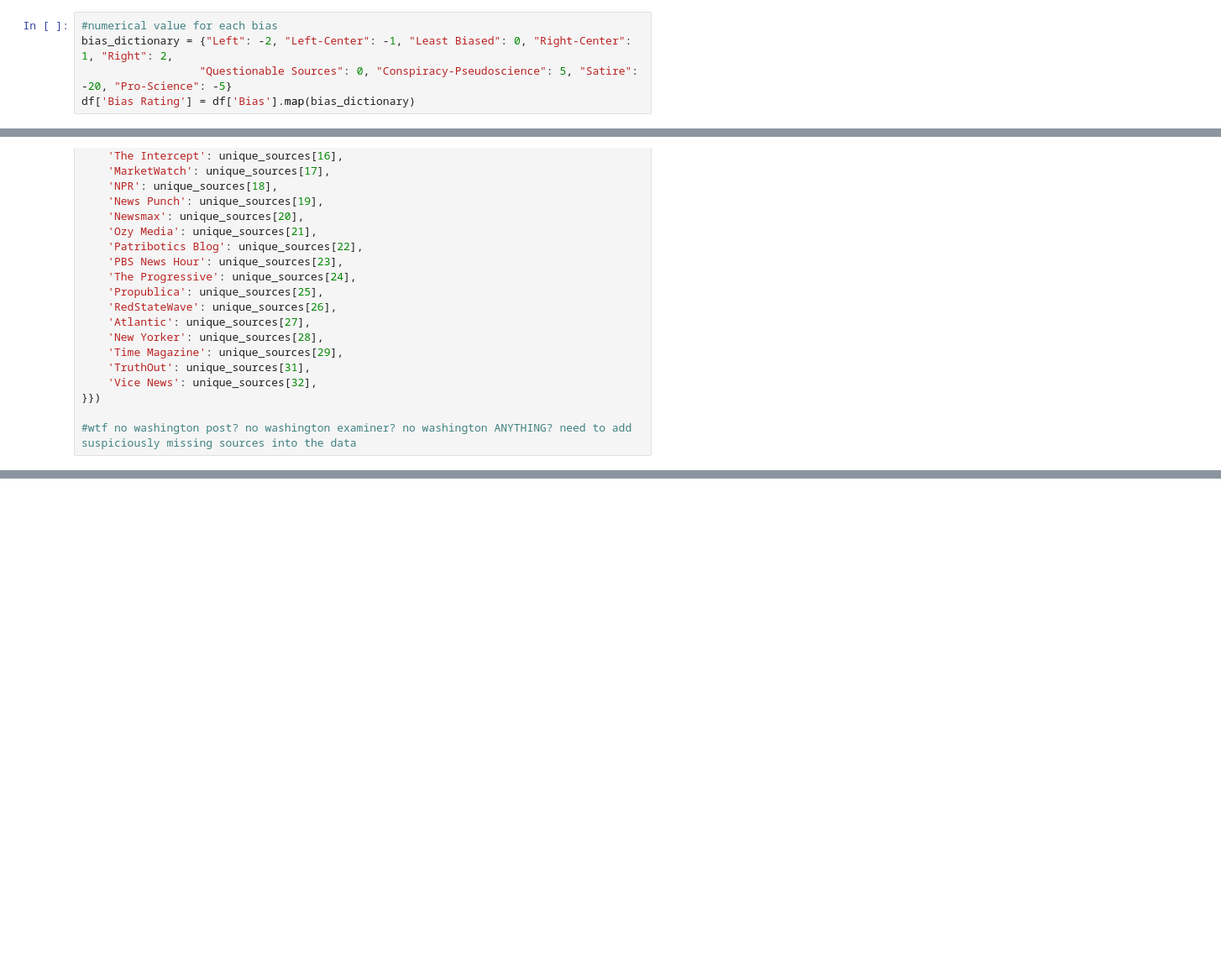
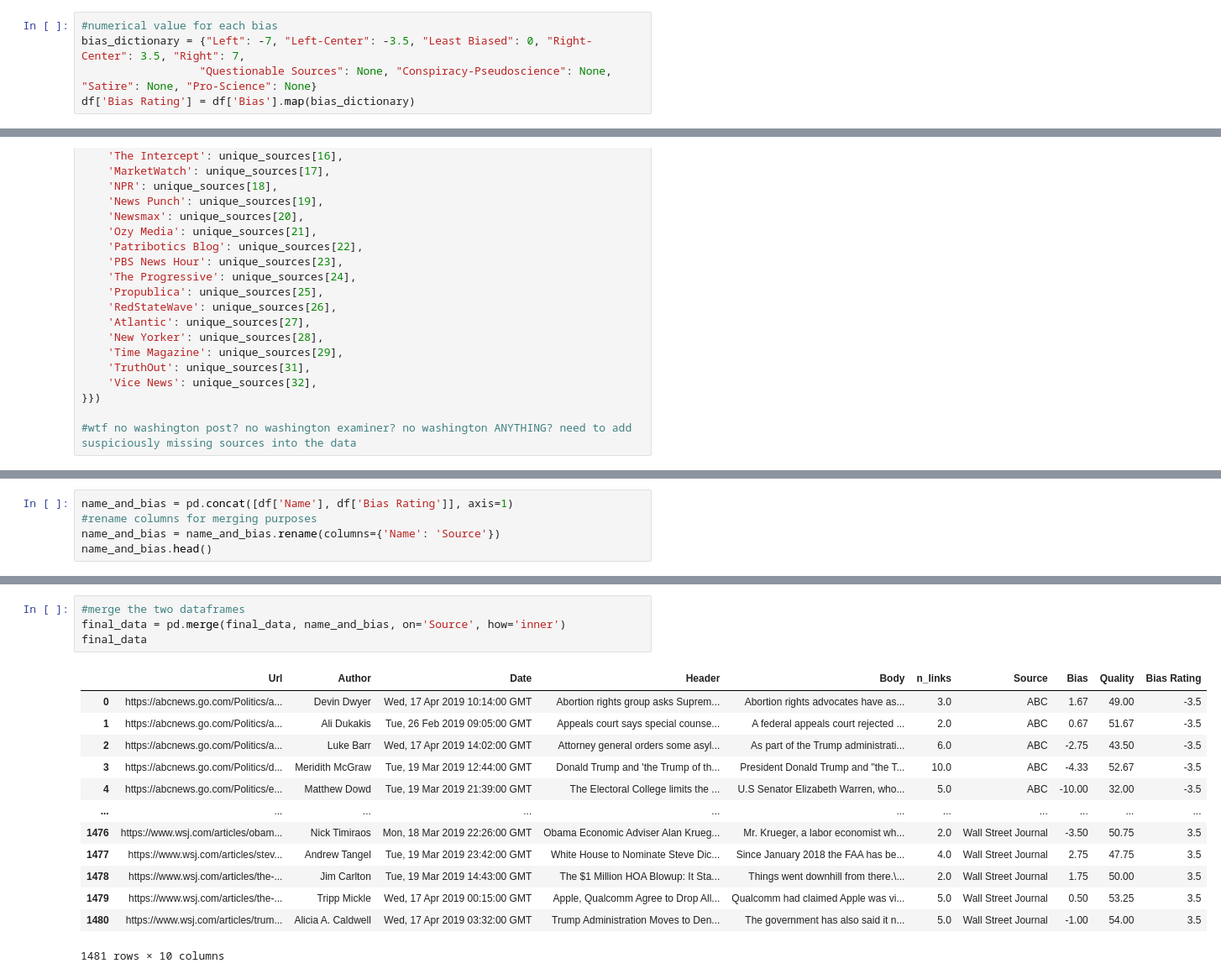
Before and after one commit to anitailango/affinity, a Jupyter notebook: backend/notebooks/Scraping Media Bias Data.ipynb, the cells around one changed output, grey strips where cells are left out. Shown at 84% size. Drawn from its saved outputs; the diff is of its cells as text; blank space fills up the shorter version.

```diff
--- a/backend/notebooks/Scraping Media Bias Data.ipynb
+++ b/backend/notebooks/Scraping Media Bias Data.ipynb
@@ -58,8 +59,8 @@ print (df['Bias'].unique()) #looking at all the different bias labels
  'Pro-Science']
 # %%
 #numerical value for each bias
-bias_dictionary = {"Left": -2, "Left-Center": -1, "Least Biased": 0, "Right-Center": 1, "Right": 2,
-                  "Questionable Sources": 0, "Conspiracy-Pseudoscience": 5, "Satire": -20, "Pro-Science": -5}
+bias_dictionary = {"Left": -7, "Left-Center": -3.5, "Least Biased": 0, "Right-Center": 3.5, "Right": 7,
+                  "Questionable Sources": None, "Conspiracy-Pseudoscience": None, "Satire": None, "Pro-Science": None}
 df['Bias Rating'] = df['Bias'].map(bias_dictionary)
 # %%
 final_data = pd.read_csv('../data/final_data.csv')
@@ -167,0 +137,5 @@ df = df.replace({'Name': {'ABC News': unique_sources[0],
+# %%
+name_and_bias = pd.concat([df['Name'], df['Bias Rating']], axis=1)
+#rename columns for merging purposes
+name_and_bias = name_and_bias.rename(columns={'Name': 'Source'})
+name_and_bias.head()
@@ -167,0 +169,18 @@ df = df.replace({'Name': {'ABC News': unique_sources[0],
+# %%
+#merge the two dataframes
+final_data = pd.merge(final_data, name_and_bias, on='Source', how='inner')
+final_data
+# %% [output]
+|  | Url | Author | Date | Header | Body | n_links | Source | Bias | Quality | Bias Rating |
+| 0 | https://abcnews.go.com/Politics/a... | Devin Dwyer | Wed, 17 Apr 2019 10:14:00 GMT | Abortion rights group asks Suprem... | Abortion rights advocates have as... | 3.0 | ABC | 1.67 | 49.00 | -3.5 |
+| 1 | https://abcnews.go.com/Politics/a... | Ali Dukakis | Tue, 26 Feb 2019 09:05:00 GMT | Appeals court says special counse... | A federal appeals court rejected ... | 2.0 | ABC | 0.67 | 51.67 | -3.5 |
+| 2 | https://abcnews.go.com/Politics/a... | Luke Barr | Wed, 17 Apr 2019 14:02:00 GMT | Attorney general orders some asyl... | As part of the Trump administrati... | 6.0 | ABC | -2.75 | 43.50 | -3.5 |
+| 3 | https://abcnews.go.com/Politics/d... | Meridith McGraw | Tue, 19 Mar 2019 12:44:00 GMT | Donald Trump and 'the Trump of th... | President Donald Trump and "the T... | 10.0 | ABC | -4.33 | 52.67 | -3.5 |
+| 4 | https://abcnews.go.com/Politics/e... | Matthew Dowd | Tue, 19 Mar 2019 21:39:00 GMT | The Electoral College limits the ... | U.S Senator Elizabeth Warren, who... | 5.0 | ABC | -10.00 | 32.00 | -3.5 |
+| ... | ... | ... | ... | ... | ... | ... | ... | ... | ... | ... |
+| 1476 | https://www.wsj.com/articles/obam... | Nick Timiraos | Mon, 18 Mar 2019 22:26:00 GMT | Obama Economic Adviser Alan Krueg... | Mr. Krueger, a labor economist wh... | 2.0 | Wall Street Journal | -3.50 | 50.75 | 3.5 |
+| 1477 | https://www.wsj.com/articles/stev... | Andrew Tangel | Tue, 19 Mar 2019 23:42:00 GMT | White House to Nominate Steve Dic... | Since January 2018 the FAA has be... | 4.0 | Wall Street Journal | 2.75 | 47.75 | 3.5 |
+| 1478 | https://www.wsj.com/articles/the-... | Jim Carlton | Tue, 19 Mar 2019 14:43:00 GMT | The $1 Million HOA Blowup: It Sta... | Things went downhill from there.\... | 2.0 | Wall Street Journal | 1.75 | 50.00 | 3.5 |
+| 1479 | https://www.wsj.com/articles/the-... | Tripp Mickle | Wed, 17 Apr 2019 00:15:00 GMT | Apple, Qualcomm Agree to Drop All... | Qualcomm had claimed Apple was vi... | 5.0 | Wall Street Journal | 0.50 | 53.25 | 3.5 |
+| 1480 | https://www.wsj.com/articles/trum... | Alicia A. Caldwell | Wed, 17 Apr 2019 03:32:00 GMT | Trump Administration Moves to Den... | The government has also said it n... | 5.0 | Wall Street Journal | -1.00 | 54.00 | 3.5 |
+1481 rows × 10 columns
```
Also changed, not shown: parts of 8 cells of this notebook.
